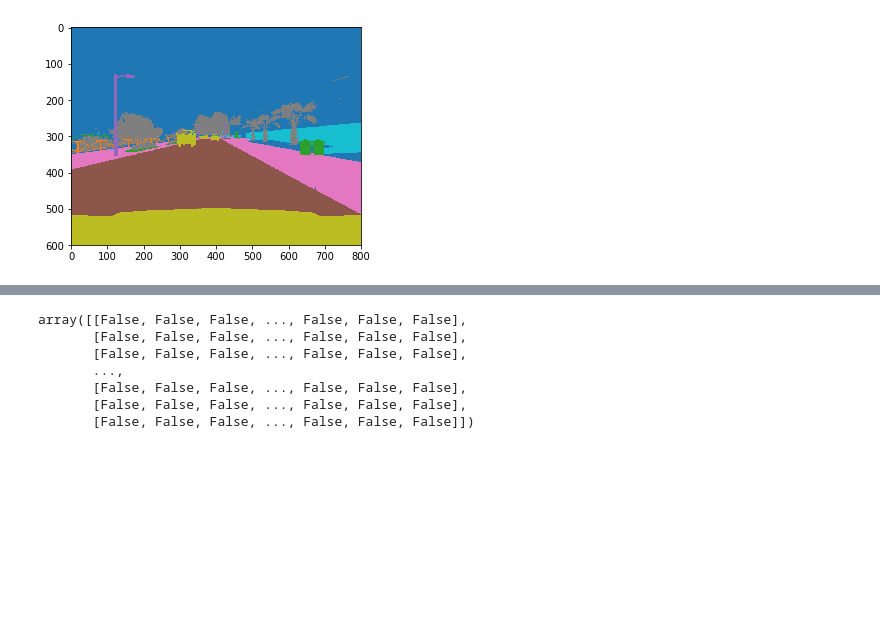
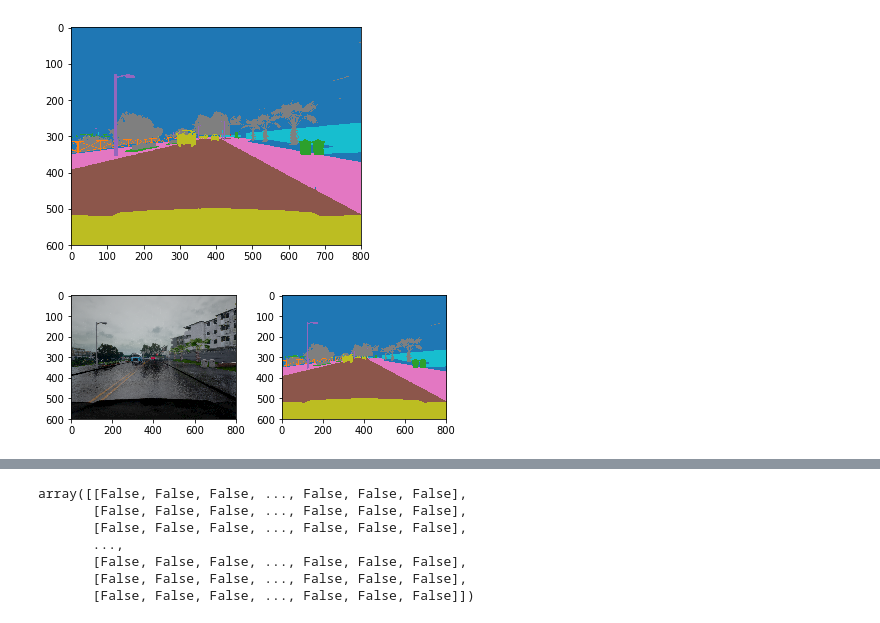
Before and after one commit to kanhua/lyft-challenge, a Jupyter notebook: lyft data exploratory analysis.ipynb, the cells around one changed output, grey strips where cells are left out. Saved outputs shown, nothing was run; the diff lists cells and outputs as text; code cells hidden in the pictures; blank space fills up the shorter version.

```diff
--- a/lyft data exploratory analysis.ipynb
+++ b/lyft data exploratory analysis.ipynb
@@ -23,3 +29,11 @@ plt.imshow(img_label[:,:,0],cmap="tab10")
 # %% [output]
 <matplotlib.image.AxesImage at 0x...>
 [figure]
+# %%
+fig,ax=plt.subplots(1,2)
+ax[0].imshow(test_img)
+ax[1].imshow(img_label[:,:,0],cmap="tab10")
+fig.tight_layout()
+plt.savefig("./docs/example_image_pair.png",dpi=150)
+# %% [output]
+[figure, added]
```
Also changed, not shown: parts of 12 cells of this notebook, 4 other files.
